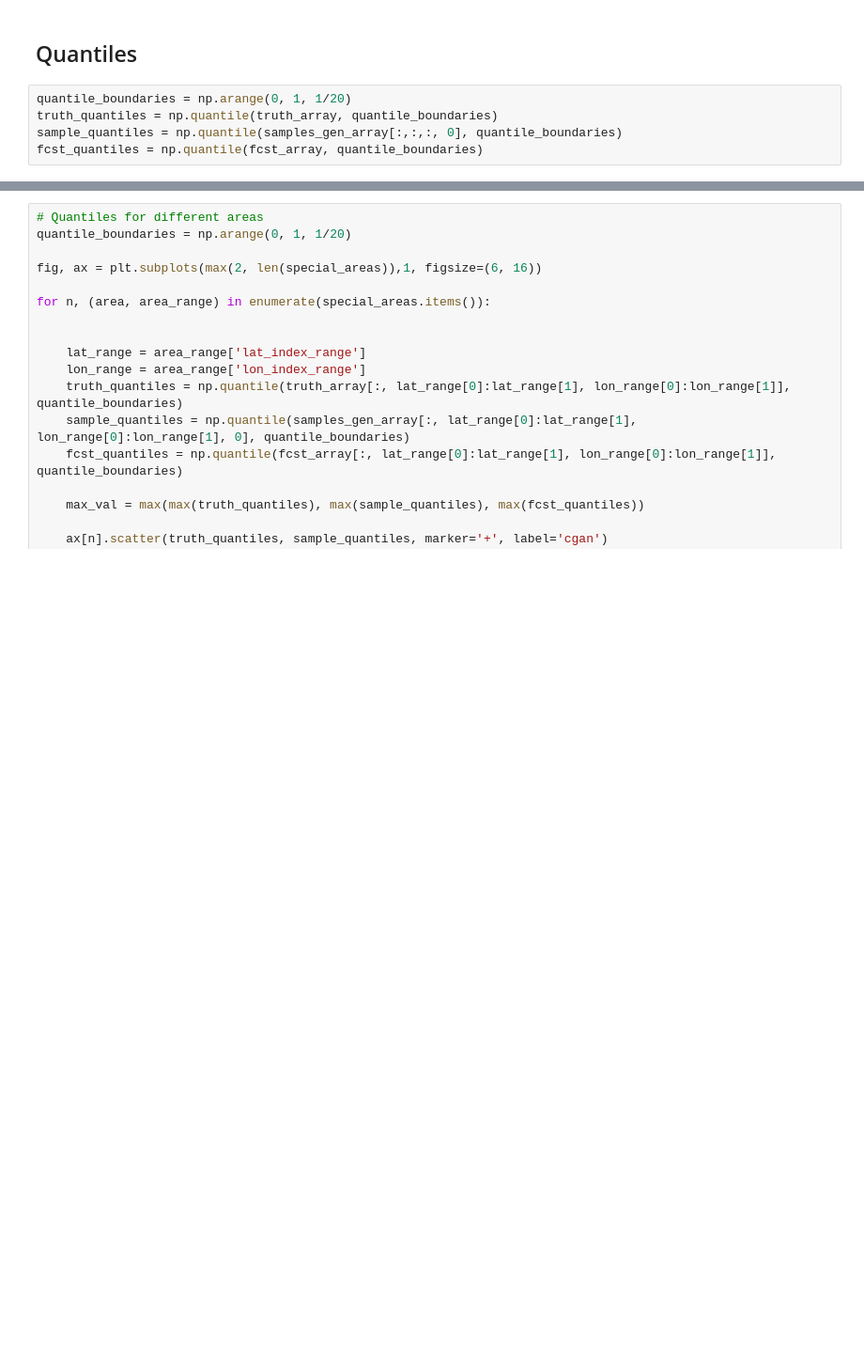
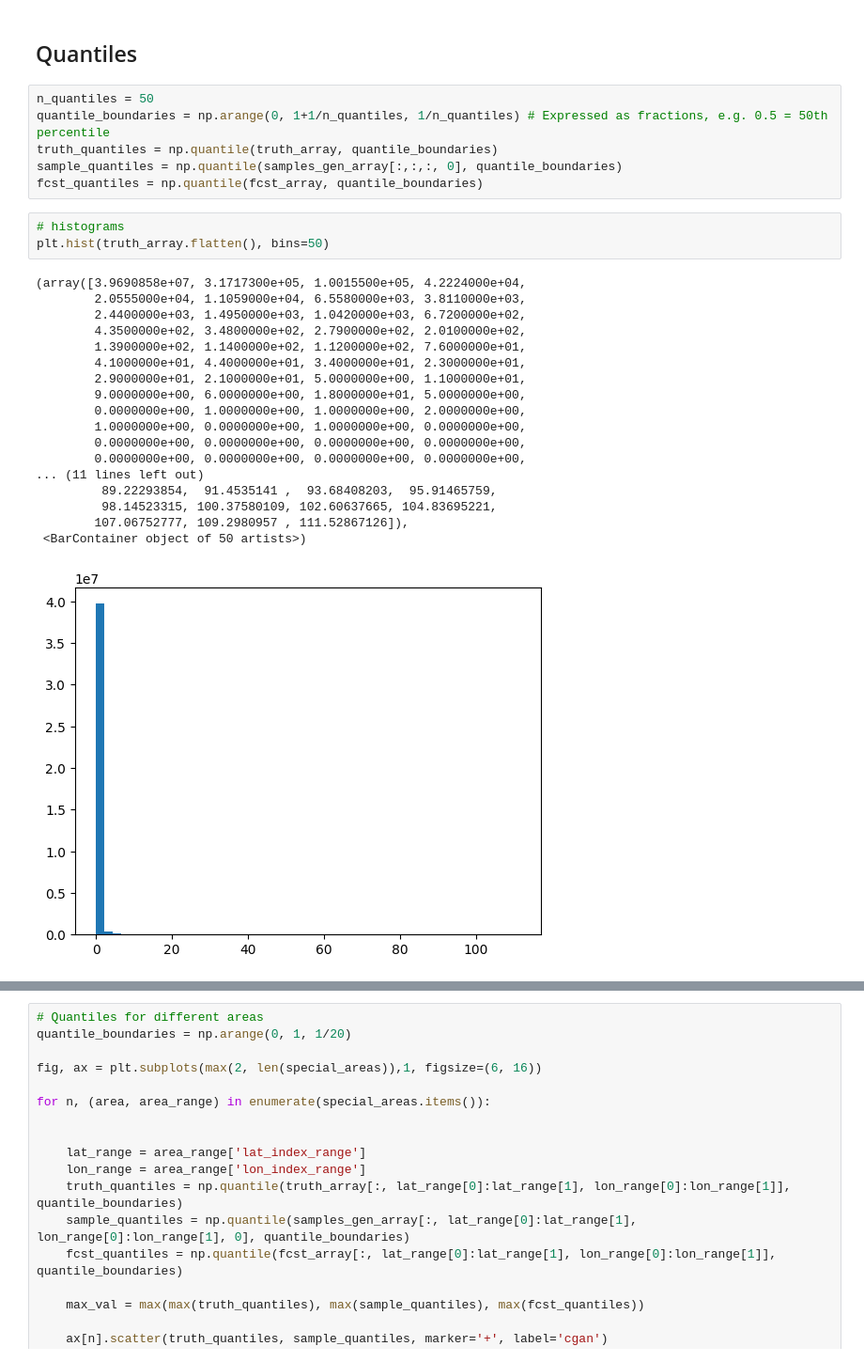
Before and after one commit to mlangguth89/downscaling-cgan, a Jupyter notebook: notebooks/plot_cgan_metrics.ipynb, the cells around one changed output, grey strips where cells are left out. Shown at 94% size. Cells and saved outputs as stored; diff of their text form; blank space fills up the shorter version.

```diff
--- a/notebooks/plot_cgan_metrics.ipynb
+++ b/notebooks/plot_cgan_metrics.ipynb
@@ -194,7 +232,30 @@ plt.savefig('cgan_metrics/rapds.png')
 # %% [markdown]
 ## Quantiles
 # %%
-quantile_boundaries = np.arange(0, 1, 1/20)
+n_quantiles = 50
+quantile_boundaries = np.arange(0, 1+1/n_quantiles, 1/n_quantiles) # Expressed as fractions, e.g. 0.5 = 50th percentile
 truth_quantiles = np.quantile(truth_array, quantile_boundaries)
 sample_quantiles = np.quantile(samples_gen_array[:,:,:, 0], quantile_boundaries)
 fcst_quantiles = np.quantile(fcst_array, quantile_boundaries)
+# %%
+# histograms
+plt.hist(truth_array.flatten(), bins=50)
+# %% [output]
+(array([3.9690858e+07, 3.1717300e+05, 1.0015500e+05, 4.2224000e+04,
+        2.0555000e+04, 1.1059000e+04, 6.5580000e+03, 3.8110000e+03,
+        2.4400000e+03, 1.4950000e+03, 1.0420000e+03, 6.7200000e+02,
+        4.3500000e+02, 3.4800000e+02, 2.7900000e+02, 2.0100000e+02,
+        1.3900000e+02, 1.1400000e+02, 1.1200000e+02, 7.6000000e+01,
+        4.1000000e+01, 4.4000000e+01, 3.4000000e+01, 2.3000000e+01,
+        2.9000000e+01, 2.1000000e+01, 5.0000000e+00, 1.1000000e+01,
+        9.0000000e+00, 6.0000000e+00, 1.8000000e+01, 5.0000000e+00,
+        0.0000000e+00, 1.0000000e+00, 1.0000000e+00, 2.0000000e+00,
+        1.0000000e+00, 0.0000000e+00, 1.0000000e+00, 0.0000000e+00,
+        0.0000000e+00, 0.0000000e+00, 0.0000000e+00, 0.0000000e+00,
+        0.0000000e+00, 0.0000000e+00, 0.0000000e+00, 0.0000000e+00,
+... (11 lines left out)
+         89.22293854,  91.4535141 ,  93.68408203,  95.91465759,
+         98.14523315, 100.37580109, 102.60637665, 104.83695221,
+        107.06752777, 109.2980957 , 111.52867126]),
+ <BarContainer object of 50 artists>)
+[figure, added]
```
Also changed, not shown: parts of 11 cells of this notebook.
